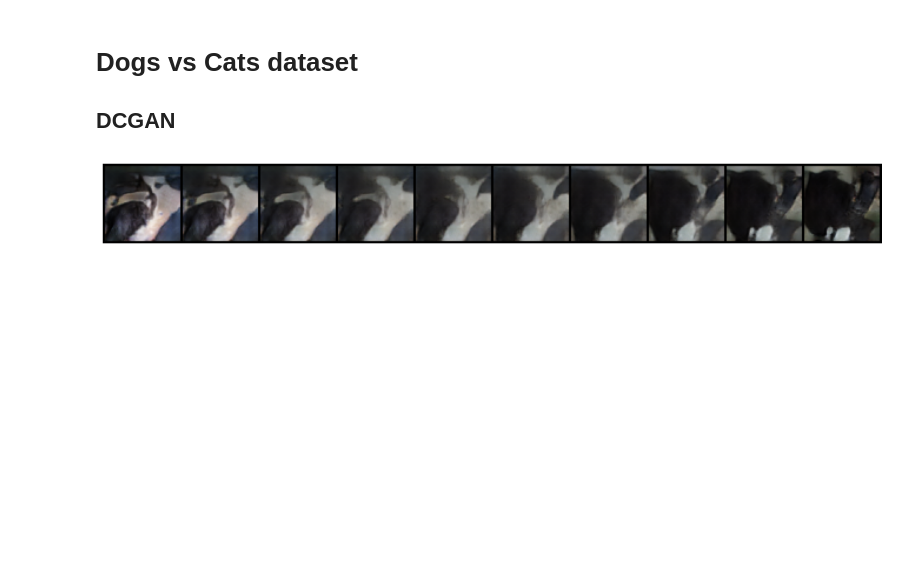
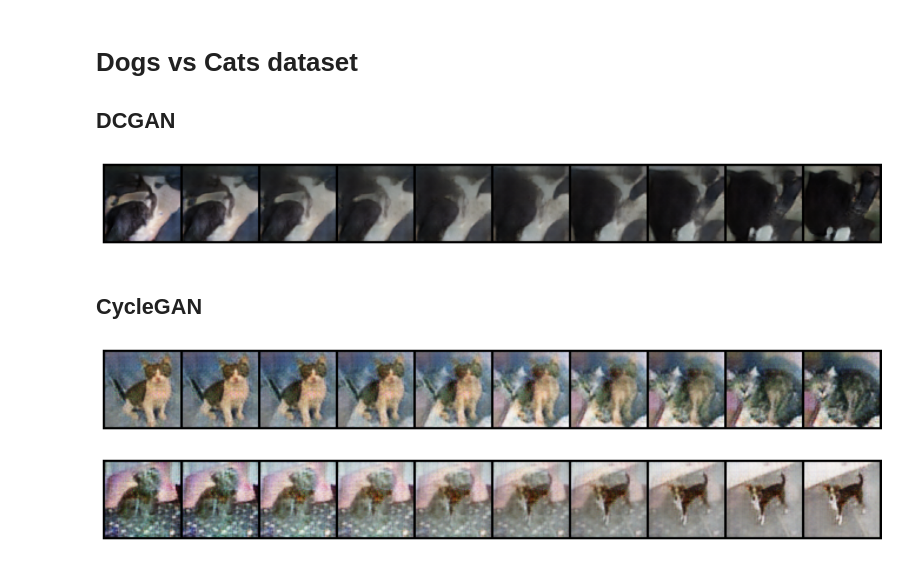
Before and after one commit to dxzielinski/dl-generative, a Jupyter notebook: model/latent_space_interpolation.ipynb, the cells around one changed output. Saved outputs shown, nothing was run; the diff lists cells and outputs as text; code cells hidden in the pictures; blank space fills up the shorter version.

```diff
--- a/model/latent_space_interpolation.ipynb
+++ b/model/latent_space_interpolation.ipynb
@@ -153,3 +154,79 @@ plt.tight_layout()
 plt.show()
 # %% [output]
 [figure]
+# %% [markdown]
+## CycleGAN
+# %%
+import torchvision.utils as vutils
+from torchvision import transforms
+from PIL import Image
+import numpy as np
+
+ckpt_path = "../checkpoints/cycle-gan/cycle-gan-epoch=16-fid_score=99.00.ckpt"
+ckpt = torch.load(ckpt_path, map_location="cpu")
+hparams = ckpt["hyper_parameters"]
+model = CycleGAN.load_from_checkpoint(ckpt_path, **hparams)
+device = torch.device("cuda" if torch.cuda.is_available() else "cpu")
+model = model.to(device).eval()
+
+prep = transforms.Compose(
+    [
+        transforms.Resize((64, 64)),
+        transforms.ToTensor(),
+        transforms.Normalize((0.5,) * 3, (0.5,) * 3),
+    ]
+)
+imgA1 = prep(
+    Image.open(
+        "/home/dxzielinski/Downloads/dogs-vs-cats-cycle/train/cat/cat.12433.jpg"
+    ).convert("RGB")
+).to(device)
+imgA2 = prep(
+    Image.open(
+        "/home/dxzielinski/Downloads/dogs-vs-cats-cycle/train/cat/cat.10239.jpg"
+    ).convert("RGB")
+).to(device)
+
+num_steps = 10
+alphas = np.linspace(0, 1, num_steps)
+interpolations = [(1 - alpha) * imgA1 + alpha * imgA2 for alpha in alphas]
+
+with torch.no_grad():
+    fakeBs = [model.netG_A2B(img.unsqueeze(0)).cpu() for img in interpolations]
+    fakeBs = [(fb + 1) / 2 for fb in fakeBs]
+
+grid = vutils.make_grid(torch.cat(fakeBs, dim=0), nrow=num_steps, padding=2)
+np_img = grid.permute(1, 2, 0).numpy()
+plt.figure(figsize=(num_steps * 1.2, 1.5))
+plt.axis("off")
+plt.imshow(np_img)
+plt.tight_layout()
+plt.show()
+imgB1 = prep(
+    Image.open(
+        "/home/dxzielinski/Downloads/dogs-vs-cats-cycle/train/dog/dog.0.jpg"
+    ).convert("RGB")
+).to(device)
+imgB2 = prep(
+    Image.open(
+        "/home/dxzielinski/Downloads/dogs-vs-cats-cycle/train/dog/dog.12490.jpg"
+    ).convert("RGB")
+).to(device)
+
+alphas = np.linspace(0, 1, num_steps)
+interp_B = [(1 - alpha) * imgB1 + alpha * imgB2 for alpha in alphas]
+
+with torch.no_grad():
+    fakeAs = [model.netG_B2A(img.unsqueeze(0)).cpu() for img in interp_B]
+    fakeAs = [(fa + 1) / 2 for fa in fakeAs]
+
+gridB = vutils.make_grid(torch.cat(fakeAs, dim=0), nrow=num_steps, padding=2)
+np_gridB = gridB.permute(1, 2, 0).numpy()
+plt.figure(figsize=(num_steps * 1.2, 1.5))
+plt.axis("off")
+plt.imshow(np_gridB)
+plt.tight_layout()
+plt.show()
+# %% [output]
+[figure, added]
+[figure, added]
```
Also changed, not shown: parts of 1 cell of this notebook, 6 other files.
